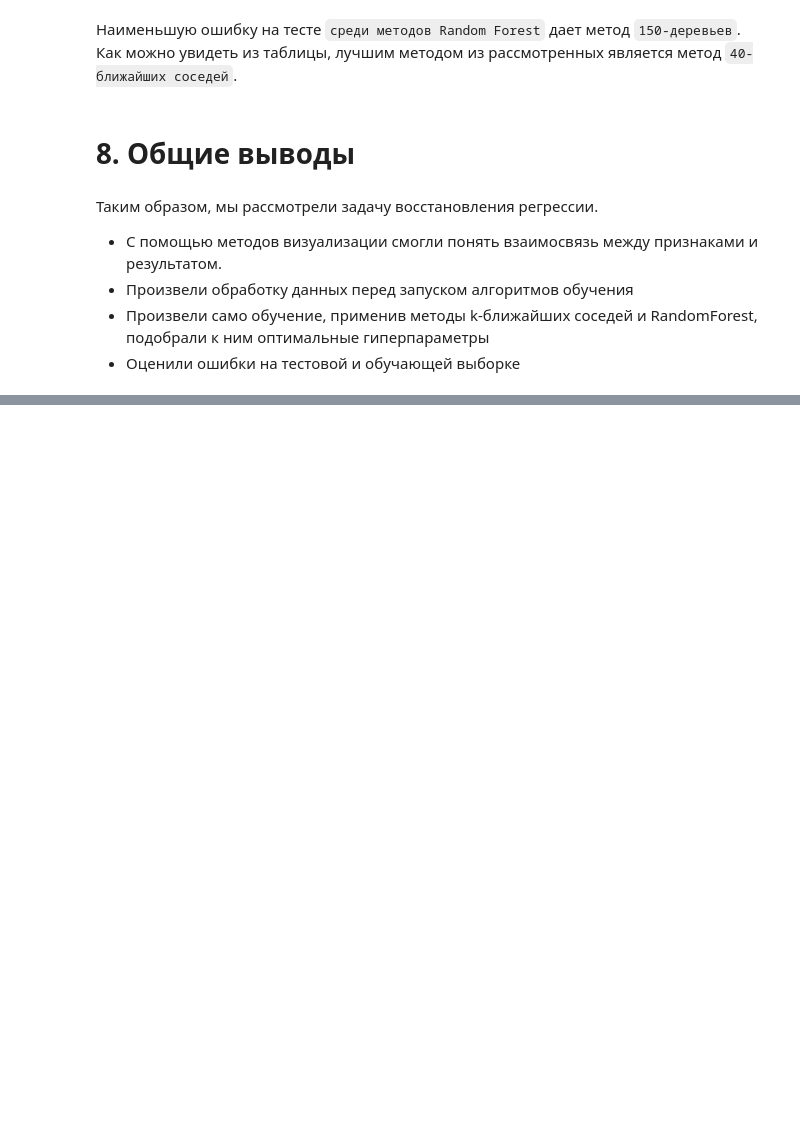
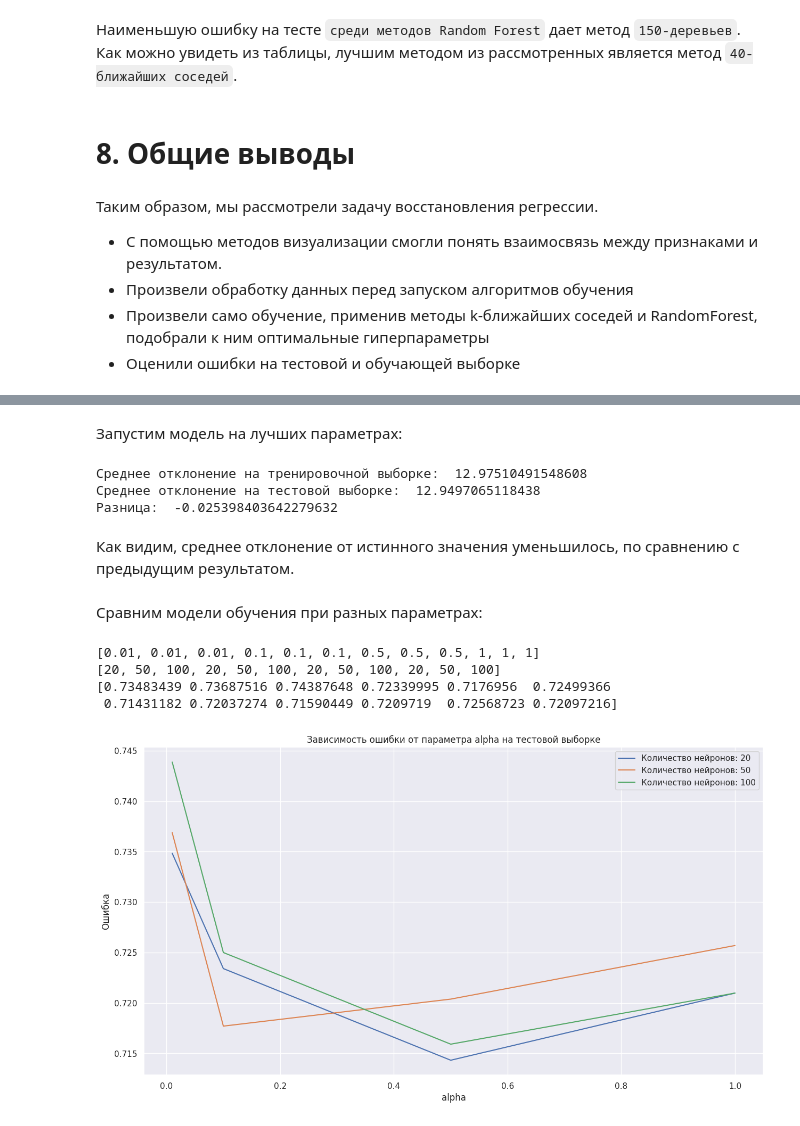
Before and after one commit to Valentin-Grachev/Machine-Learning-2023, a Jupyter notebook: Student_Exam_Scores.ipynb, the cells around one changed output, grey strips where cells are left out. Drawn from its saved outputs; the diff is of its cells as text; code cells hidden in the pictures; blank space fills up the shorter version.

```diff
--- a/Student_Exam_Scores.ipynb
+++ b/Student_Exam_Scores.ipynb
@@ -494,0 +583,14 @@ rating_table
+# %%
+from sklearn.model_selection import GridSearchCV
+
+param_grid = {
+    'alpha': [0.01, 0.1, 0.5, 1],
+    'hidden_layer_sizes': [(20), (50), (100)]
+}
+
+mlp = MLPRegressor(max_iter=1000, random_state=42)
+
+grid_search = GridSearchCV(mlp, param_grid, cv=5)
+grid_search.fit(X_train, y_train)
+
+print("Лучшие параметры:", grid_search.best_params_)
@@ -494,0 +599,65 @@ rating_table
+# %% [markdown]
+Запустим модель на лучших параметрах:
+# %%
+# Обучение
+model = MLPRegressor(hidden_layer_sizes=(20), max_iter=1000, random_state=42, alpha=0.5)
+model.fit(X_train, y_train)
+
+# Получение результатов
+y_train_predict = model.predict(X_train)
+y_test_predict  = model.predict(X_test)
+
+# Оценка результатов
+MSE_train = mean_squared_error(y_train*100, y_train_predict*100)
+MSE_test  = mean_squared_error(y_test*100,  y_test_predict*100)
+
+RMSE_train = MSE_train**0.5
+RMSE_test  = MSE_test**0.5
+RMSE_diff = RMSE_test - RMSE_train
+
+print("Среднее отклонение на тренировочной выборке: ", RMSE_train)
+print("Среднее отклонение на тестовой выборке: ", RMSE_test)
+print("Разница: ", RMSE_diff)
+# %% [output]
+Среднее отклонение на тренировочной выборке:  12.97510491548608
+Среднее отклонение на тестовой выборке:  12.9497065118438
+Разница:  -0.025398403642279632
+# %% [markdown]
+Как видим, среднее отклонение от истинного значения уменьшилось, по сравнению с предыдущим результатом.
+# %% [markdown]
+Сравним модели обучения при разных параметрах:
+# %%
+results = grid_search.cv_results_
+alpha_params = [param['alpha'] for param in results['params']]
+neuron_params = [param['hidden_layer_sizes'] for param in results['params']]
+mean_test_scores = results['mean_test_score']
+errors = 1 - mean_test_scores
+
+print(alpha_params)
+print(neuron_params)
+print(errors)
+# %% [output]
+[0.01, 0.01, 0.01, 0.1, 0.1, 0.1, 0.5, 0.5, 0.5, 1, 1, 1]
+[20, 50, 100, 20, 50, 100, 20, 50, 100, 20, 50, 100]
+[0.73483439 0.73687516 0.74387648 0.72339995 0.7176956  0.72499366
+ 0.71431182 0.72037274 0.71590449 0.7209719  0.72568723 0.72097216]
+# %%
+alphas_neuron_counts_errors = list(zip(alpha_params, neuron_params, errors))
+
+neuron_counts_data = {}
+for alpha, neuron_count, error in alphas_neuron_counts_errors:
+    if neuron_count not in neuron_counts_data:
+        neuron_counts_data[neuron_count] = {'alpha': [], 'error': []}
+    neuron_counts_data[neuron_count]['alpha'].append(alpha)
+    neuron_counts_data[neuron_count]['error'].append(error)
+
+for neuron_count, values in neuron_counts_data.items():
+    plt.plot(values['alpha'], values['error'], label=f'Количество нейронов: {neuron_count}')
+
+plt.xlabel('alpha')
+plt.ylabel('Ошибка')
+plt.title('Зависимость ошибки от параметра alpha на тестовой выборке')
+plt.legend()
+plt.show()
+# %% [output]
+[figure, added]
```
Also changed, not shown: parts of 15 cells of this notebook.
